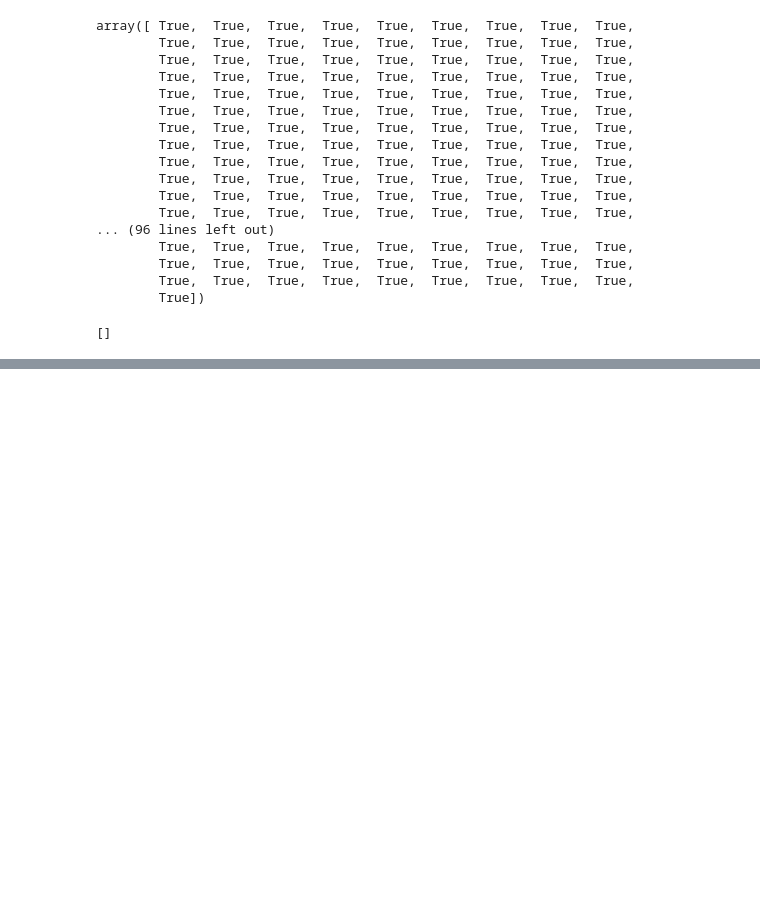
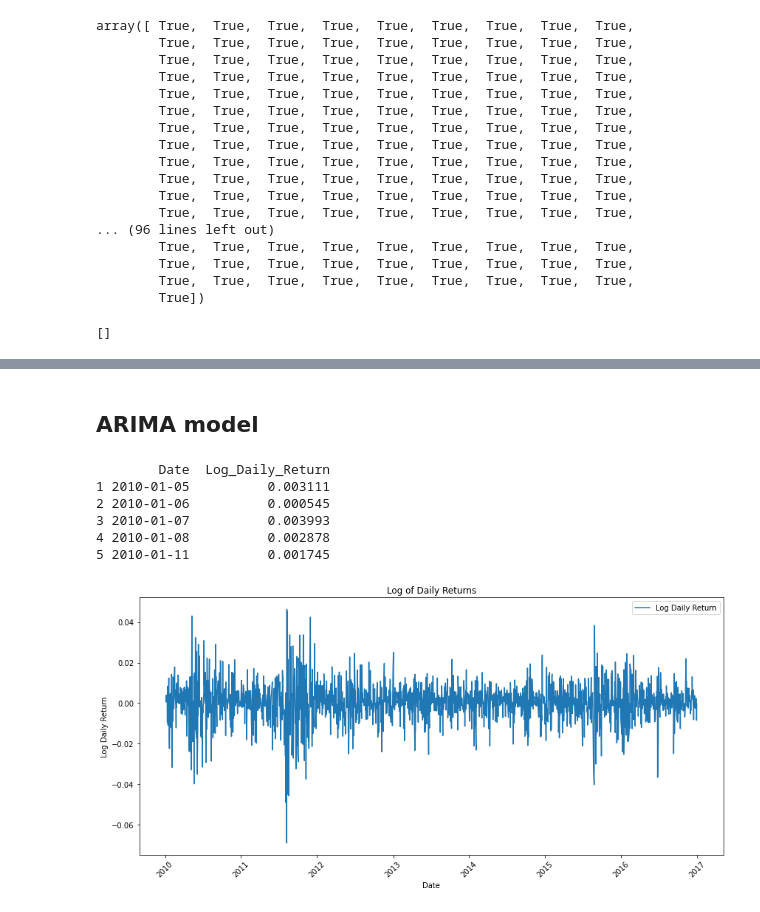
Before and after one commit to pranjal-ralegankar/DQN_trading, a Jupyter notebook: trade_with_deepQ.ipynb, the cells around one changed output, grey strips where cells are left out. Saved outputs shown, nothing was run; the diff lists cells and outputs as text; code cells hidden in the pictures; blank space fills up the shorter version.

```diff
--- a/trade_with_deepQ.ipynb
+++ b/trade_with_deepQ.ipynb
@@ -505,0 +474,33 @@ Q.get(0.5,a)
+# %% [markdown]
+## ARIMA model
+# %%
+# Calculate the log of daily returns
+log_daily_return = np.log(price_history["^GSPC"] / price_history["^GSPC"].shift(1))
+
+# Create a DataFrame with the date and log of daily returns for the training data only
+log_return_df = pd.DataFrame({
+    'Date': price_history["^GSPC"].index[:Ntrain],
+    'Log_Daily_Return': log_daily_return[:Ntrain]
+}).reset_index(drop=True)
+
+log_return_df.dropna(inplace=True)  # Drop NaN values resulting from the shift operation
+print(log_return_df.head())
+
+# Plot the log of daily returns
+plt.figure(figsize=(12, 6))
+plt.plot(log_return_df['Date'], log_return_df['Log_Daily_Return'], label='Log Daily Return')
+plt.title('Log of Daily Returns')
+plt.xlabel('Date')
+plt.ylabel('Log Daily Return')
+plt.xticks(rotation=45)
+plt.legend()
+plt.tight_layout()
+plt.show()
+# %% [output]
+        Date  Log_Daily_Return
+1 2010-01-05          0.003111
+2 2010-01-06          0.000545
+3 2010-01-07          0.003993
+4 2010-01-08          0.002878
+5 2010-01-11          0.001745
+[figure, added]
```
Also changed, not shown: parts of 28 cells of this notebook.
